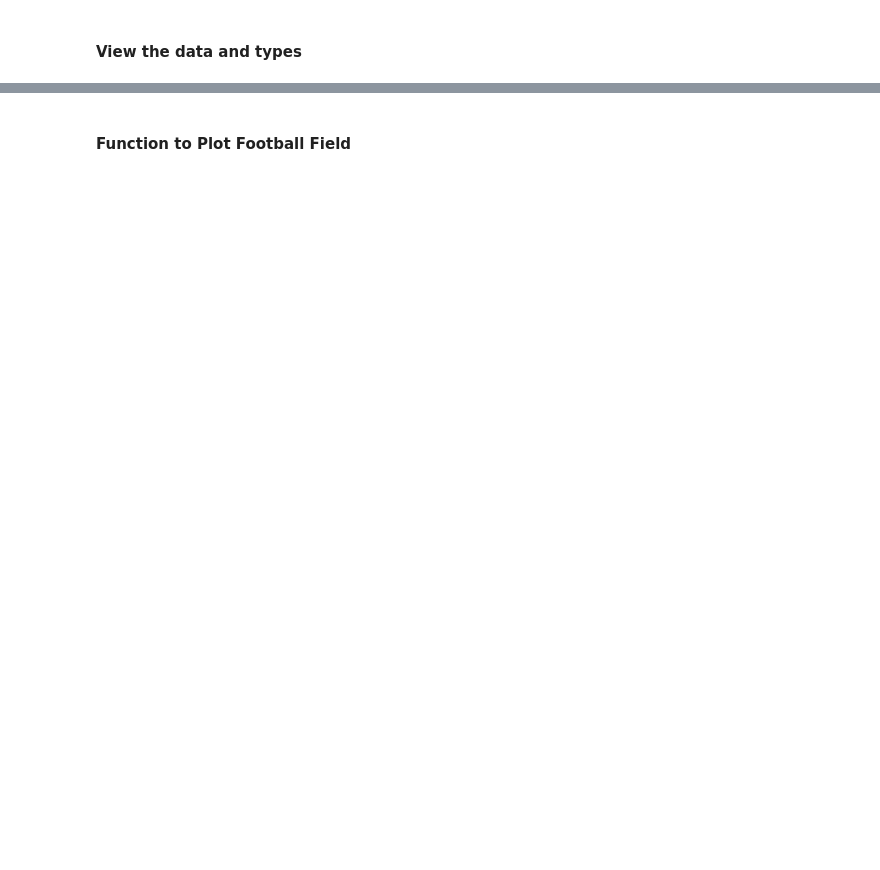
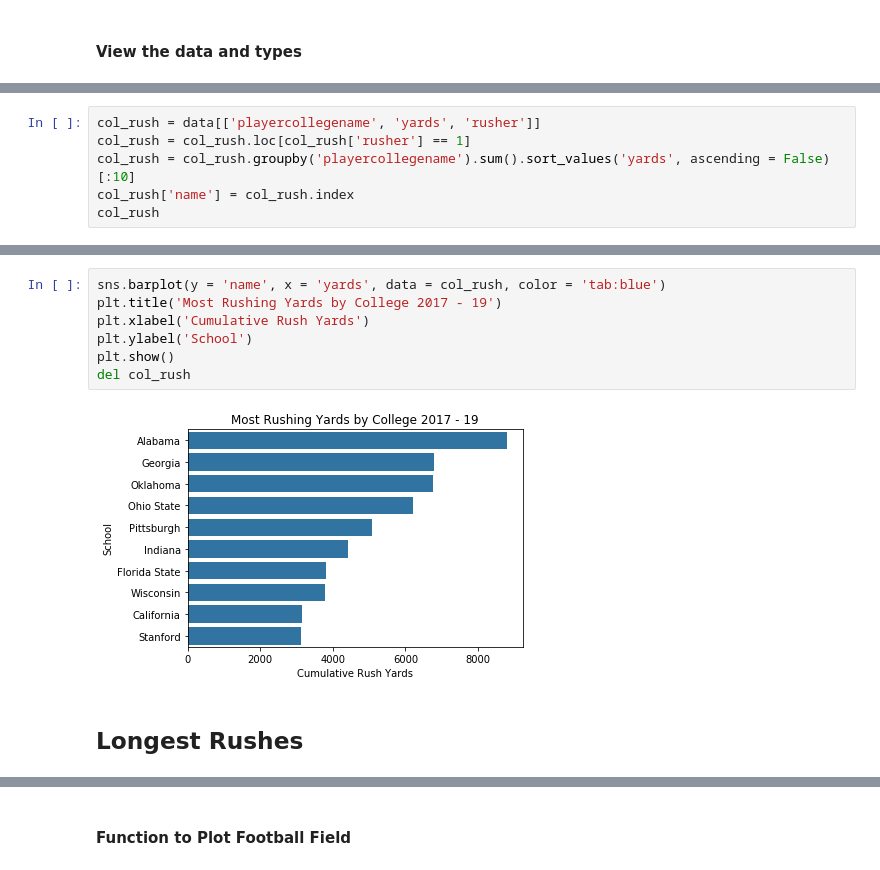
Before and after one commit to MaloneyJason/Rush-Yards, a Jupyter notebook: Yard Prediction Field Graph.ipynb, the cells around one changed output, grey strips where cells are left out. Saved outputs shown, nothing was run; the diff lists cells and outputs as text; blank space fills up the shorter version.

```diff
--- a/Yard Prediction Field Graph.ipynb
+++ b/Yard Prediction Field Graph.ipynb
@@ -310,0 +75,6 @@ sns.countplot(data['db'])
+# %%
+col_rush = data[['playercollegename', 'yards', 'rusher']]
+col_rush = col_rush.loc[col_rush['rusher'] == 1]
+col_rush = col_rush.groupby('playercollegename').sum().sort_values('yards', ascending = False)[:10]
+col_rush['name'] = col_rush.index
+col_rush
@@ -310,0 +94,11 @@ sns.countplot(data['db'])
+# %%
+sns.barplot(y = 'name', x = 'yards', data = col_rush, color = 'tab:blue')
+plt.title('Most Rushing Yards by College 2017 - 19')
+plt.xlabel('Cumulative Rush Yards')
+plt.ylabel('School')
+plt.show()
+del col_rush
+# %% [output]
+[figure, added]
+# %% [markdown]
+## Longest Rushes
```
Also changed, not shown: parts of 105 cells of this notebook.
